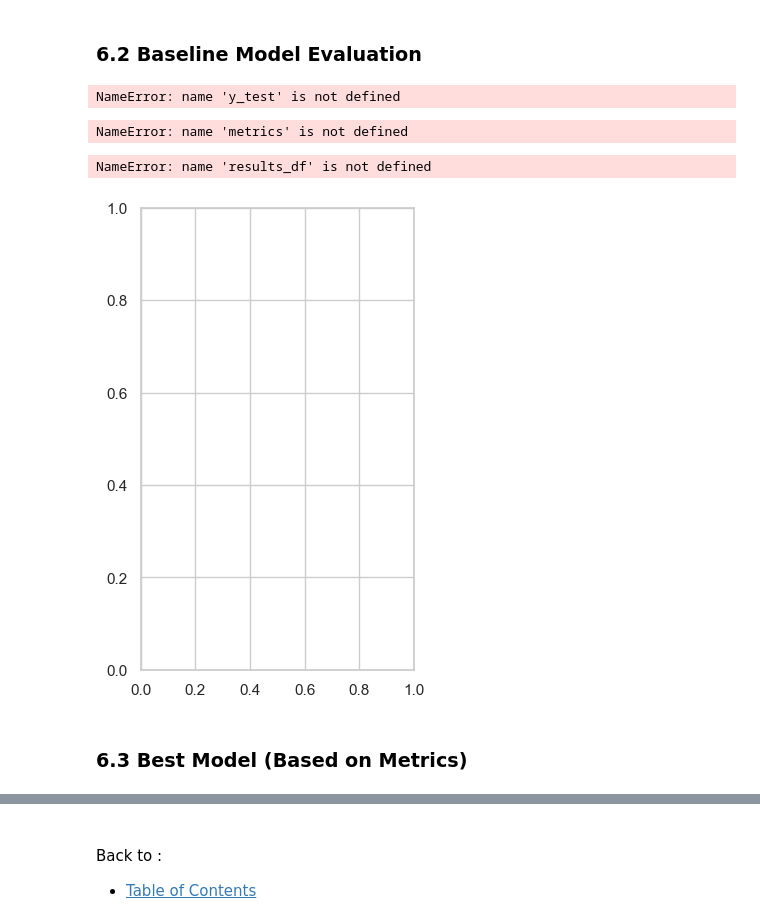
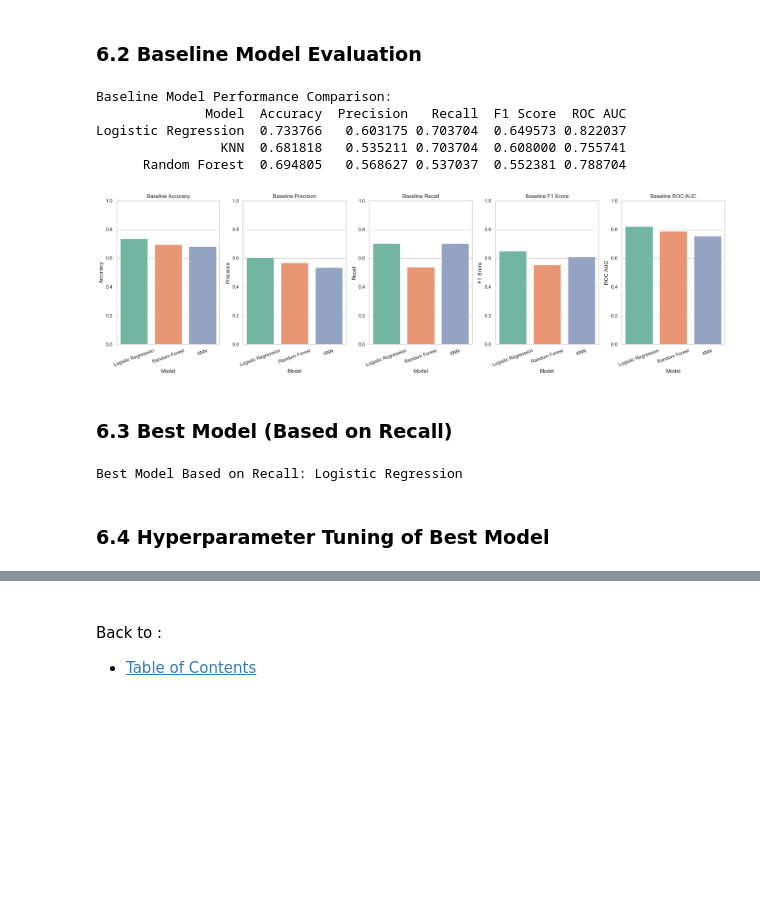
Before and after one commit to Similoluwa224/team_glucose_guard, a Jupyter notebook: capstone_diabetes.ipynb, the cells around one changed output, grey strips where cells are left out. Cells and saved outputs as stored; diff of their text form; code cells hidden in the pictures; blank space fills up the shorter version.

```diff
--- a/capstone_diabetes.ipynb
+++ b/capstone_diabetes.ipynb
@@ -1245,9 +1585,19 @@ NameError: name 'X_knn' is not defined
 # %% [markdown]
 ### 6.2 Baseline Model Evaluation
 # %%
-# Evaluating metrics (Recall, F1 Score, ROC AUC)
+# Evaluating metrics (Accuracy, Precision,Recall, F1 Score, ROC AUC)
 metrics = {
     'Model': ['Logistic Regression', 'Random Forest', 'KNN'],
+    'Accuracy': [
+        accuracy_score(y_test, y_pred_log),
+        accuracy_score(y_test, y_pred_rf),
+        accuracy_score(y_test, y_pred_knn)
+    ],
+    'Precision': [
+        precision_score(y_test, y_pred_log),
+        precision_score(y_test, y_pred_rf),
+        precision_score(y_test, y_pred_knn)
+    ],
     'Recall': [
         recall_score(y_test, y_pred_log),
         recall_score(y_test, y_pred_rf),
@@ -1264,28 +1614,36 @@ metrics = {
         roc_auc_score(y_test, knn_model.predict_proba(X_encoded_test_scaled)[:, 1])
     ]
 }
-# %% [output]
-NameError: name 'y_test' is not defined
 # %%
 # Evaluation Results
 results_df = pd.DataFrame(metrics)
 print("\nBaseline Model Performance Comparison:")
 print(results_df.sort_values(by='Recall', ascending=False).to_string(index=False))
 # %% [output]
-NameError: name 'metrics' is not defined
+Baseline Model Performance Comparison:
+              Model  Accuracy  Precision   Recall  F1 Score  ROC AUC
+Logistic Regression  0.733766   0.603175 0.703704  0.649573 0.822037
+                KNN  0.681818   0.535211 0.703704  0.608000 0.755741
+      Random Forest  0.694805   0.568627 0.537037  0.552381 0.788704
 # %%
 # Visualising Baseline Metrics Results
-plt.figure(figsize=(12, 6))
-for i, metric in enumerate(['Recall', 'F1 Score', 'ROC AUC']):
-    plt.subplot(1, 3, i+1)
+plt.figure(figsize=(20, 6))
+for i, metric in enumerate(['Accuracy', 'Precision', 'Recall', 'F1 Score', 'ROC AUC']):
+    plt.subplot(1, 5, i+1)
     sns.barplot(data=results_df, x='Model', y=metric, hue='Model', palette='Set2', legend=False)
     plt.title(f'Baseline {metric}')
     plt.ylim(0, 1)
     plt.xticks(rotation=20)
 plt.tight_layout()
 plt.show()
 # %% [output]
-NameError: name 'results_df' is not defined
-[figure, old version]
+[figure, new version]
 # %% [markdown]
-### 6.3 Best Model (Based on Metrics)
+### 6.3 Best Model (Based on Recall)
+# %%
+best_model_name = results_df.sort_values(by='Recall', ascending=False).iloc[0]['Model']
+print(f"\nBest Model Based on Recall: {best_model_name}")
+# %% [output]
+Best Model Based on Recall: Logistic Regression
+# %% [markdown]
+### 6.4 Hyperparameter Tuning of Best Model
```
Also changed, not shown: parts of 77 cells of this notebook, 3 other files.
